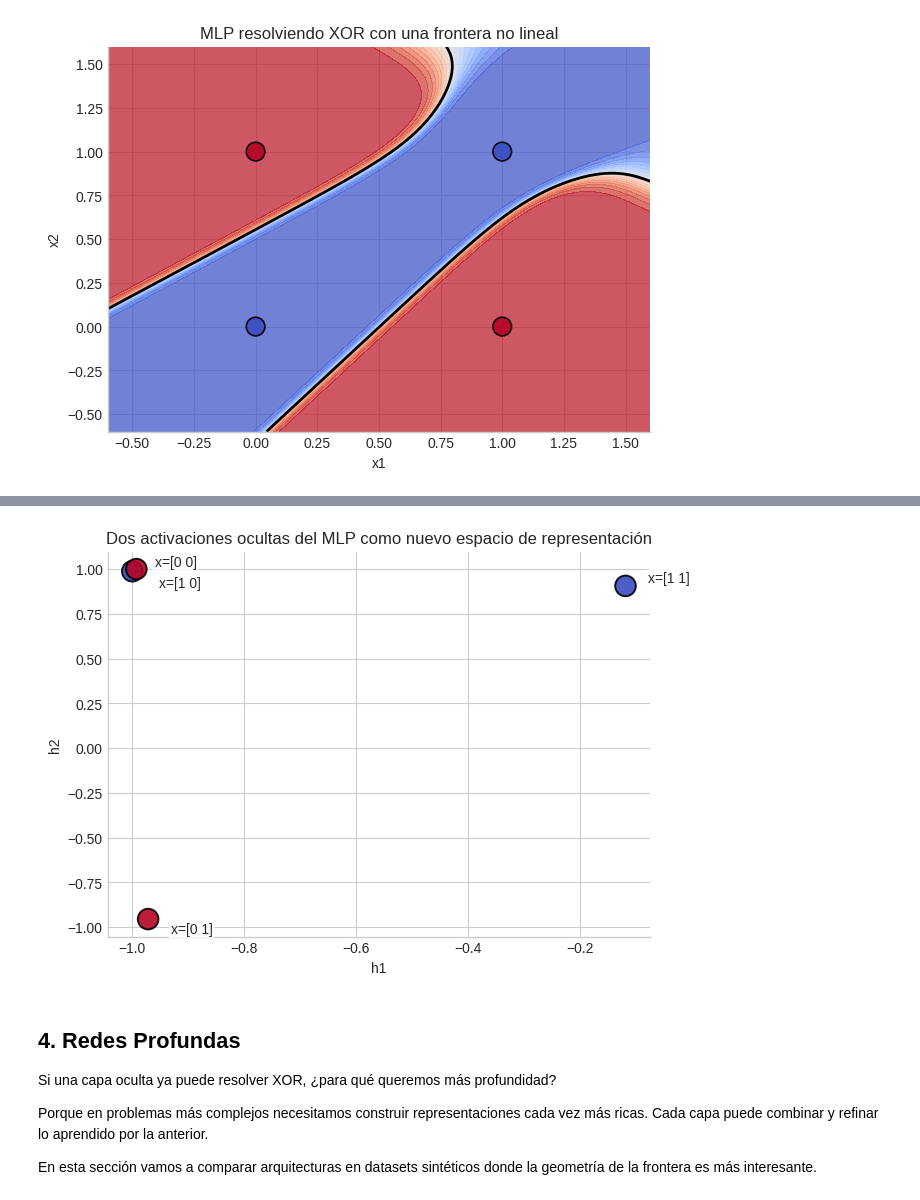
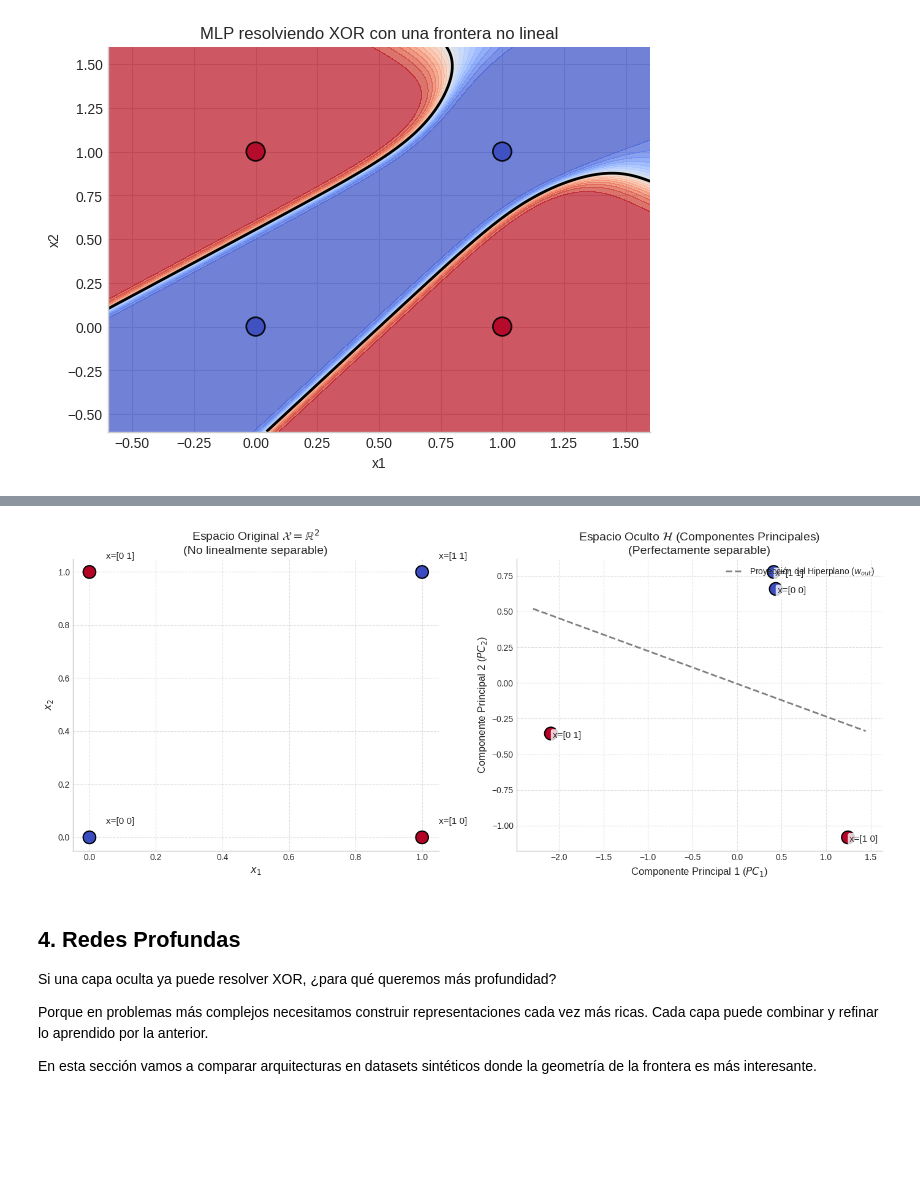
Before and after one commit to SantiagoVBlasL/aprendizaje-profundo-unsam, a Jupyter notebook: 01_intro_deep_learning/02_perceptron_mlp_deep_networks.ipynb, the cells around one changed output, grey strips where cells are left out. Drawn from its saved outputs; the diff is of its cells as text; code cells hidden in the pictures; blank space fills up the shorter version.

Commit message:
Fix: corrección analítica con PCA para el espacio oculto y ajuste de índices en gráfica

```diff
--- a/01_intro_deep_learning/02_perceptron_mlp_deep_networks.ipynb
+++ b/01_intro_deep_learning/02_perceptron_mlp_deep_networks.ipynb
@@ -483,41 +490,57 @@ Si miramos algunas activaciones de la capa oculta, podemos ver que los puntos de
 # %%
+from sklearn.decomposition import PCA
+from sklearn.linear_model import LogisticRegression
+
+# 1. Extraemos el espacio latente R^4 completo
 with torch.no_grad():
-    hidden_representation = torch.tanh(model_xor.hidden(X_xor)).numpy()
+    h_4d = torch.tanh(model_xor.hidden(X_xor)).numpy()
 
-label_offsets = {
-    0: (0.04, 0.03),
-    1: (0.04, -0.08),
-    2: (0.04, -0.10),
-    3: (0.04, 0.02),
-}
+y_colors = y_xor.squeeze().numpy()
 
-plt.figure(figsize=(7, 5))
-plt.scatter(
-    hidden_representation[:, 0],
-    hidden_representation[:, 1],
-    c=y_xor.squeeze().numpy(),
-    cmap="coolwarm",
-    s=220,
-    edgecolors="black",
-    linewidth=1.4,
-    alpha=0.9,
-)
+# 2. Proyectamos ortogonalmente de R^4 a R^2 maximizando la varianza
+pca = PCA(n_components=2)
+h_2d = pca.fit_transform(h_4d)
 
-for index, point in enumerate(hidden_representation):
-    dx, dy = label_offsets[index]
-    plt.annotate(
-        f"x={X_xor[index].numpy().astype(int)}",
-        (point[0] + dx, point[1] + dy),
-        fontsize=10,
-        bbox=dict(boxstyle="round,pad=0.15", facecolor="white", alpha=0.8, edgecolor="none"),
-    )
+fig, (ax1, ax2) = plt.subplots(1, 2, figsize=(14, 6))
 
-plt.title("Dos activaciones ocultas del MLP como nuevo espacio de representación")
-plt.xlabel("h1")
-plt.ylabel("h2")
+# --- Subplot 1: Espacio Original (R2) ---
+ax1.scatter(X_xor[:, 0], X_xor[:, 1], c=y_colors, cmap="coolwarm",
+            s=220, edgecolors="black", linewidth=1.5, zorder=3)
+ax1.set_title("Espacio Original $\mathcal{X} = \mathbb{R}^2$\n(No linealmente separable)", fontsize=14)
+ax1.set_xlabel("$x_1$", fontsize=12)
+ax1.set_ylabel("$x_2$", fontsize=12)
+ax1.grid(True, linestyle='--', alpha=0.6, zorder=0)
+
+for i, point in enumerate(X_xor.numpy()):
+    ax1.annotate(f"x={point.astype(int)}", (point[0] + 0.05, point[1] + 0.05), fontsize=11)
+
+# --- Subplot 2: Espacio Oculto (Proyección Óptima R4 -> R2) ---
+ax2.scatter(h_2d[:, 0], h_2d[:, 1], c=y_colors, cmap="coolwarm",
+            s=220, edgecolors="black", linewidth=1.5, zorder=3)
+ax2.set_title("Espacio Oculto $\mathcal{H}$ (Componentes Principales)\n(Perfectamente separable)", fontsize=14)
+ax2.set_xlabel("Componente Principal 1 ($PC_1$)", fontsize=12)
+ax2.set_ylabel("Componente Principal 2 ($PC_2$)", fontsize=12)
+ax2.grid(True, linestyle='--', alpha=0.6, zorder=0)
+
+for i, point in enumerate(h_2d):
+    ax2.annotate(f"x={X_xor[i].numpy().astype(int)}", (point[0] + 0.02, point[1] - 0.03),
+                 fontsize=11, bbox=dict(boxstyle="round,pad=0.2", facecolor="white", alpha=0.8, edgecolor="none"))
+
+# 3. Calculamos el hiperplano (recta) matemático exacto en este subespacio 2D
+clf = LogisticRegression(C=1e5).fit(h_2d, y_colors)
+w1, w2 = clf.coef_[0]
+b = clf.intercept_[0]
+
+x_vals = np.array([h_2d[:, 0].min() - 0.2, h_2d[:, 0].max() + 0.2])
+y_vals = -(w1 * x_vals + b) / w2
+
+ax2.plot(x_vals, y_vals, color="gray", linestyle="--", linewidth=2, label="Proyección del Hiperplano ($w_{out}$)")
+ax2.legend(loc="upper right")
+
+plt.tight_layout()
 plt.show()
 # %% [output]
-[figure, old version]
+[figure, new version]
 # %% [markdown]
 ## 4. Redes Profundas
 
```
Also changed, not shown: parts of 1 cell of this notebook.
